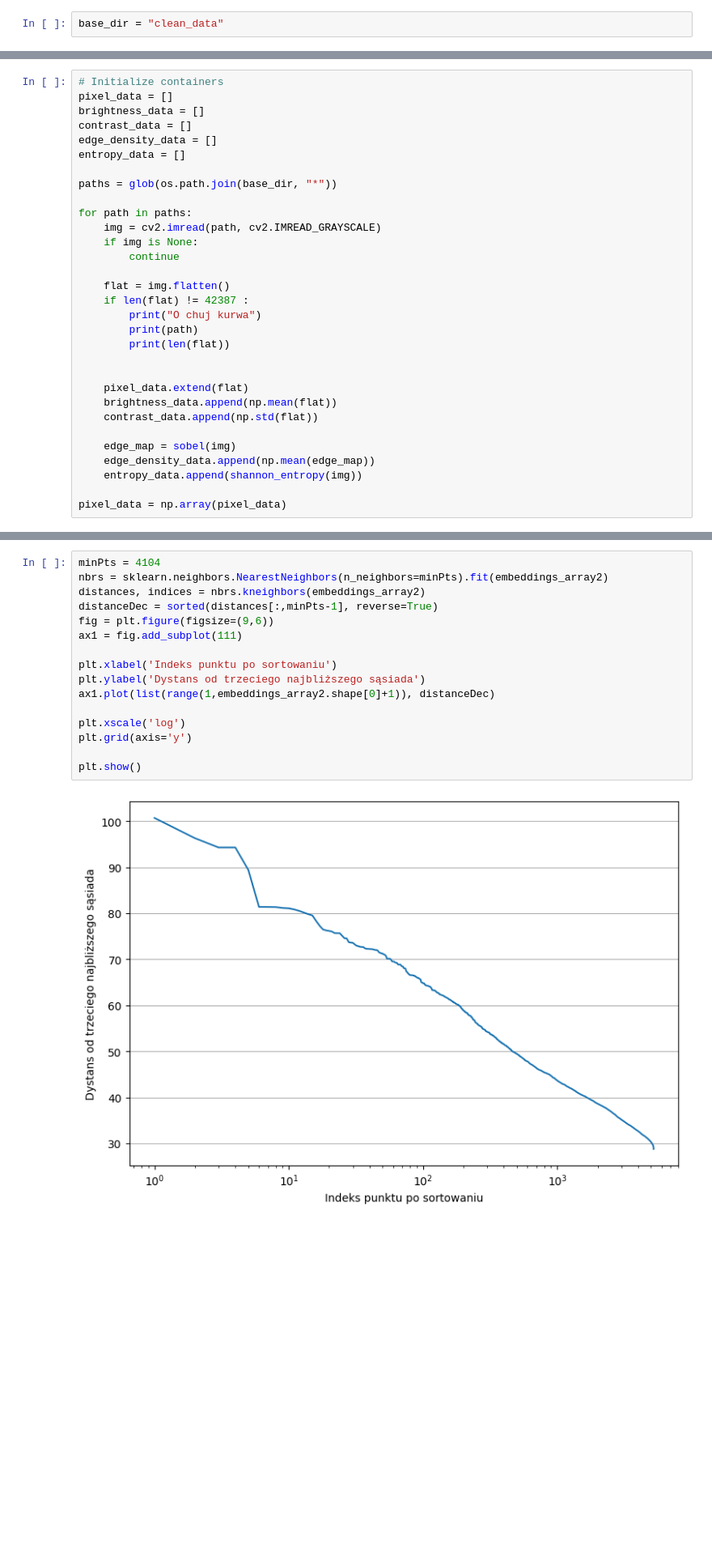
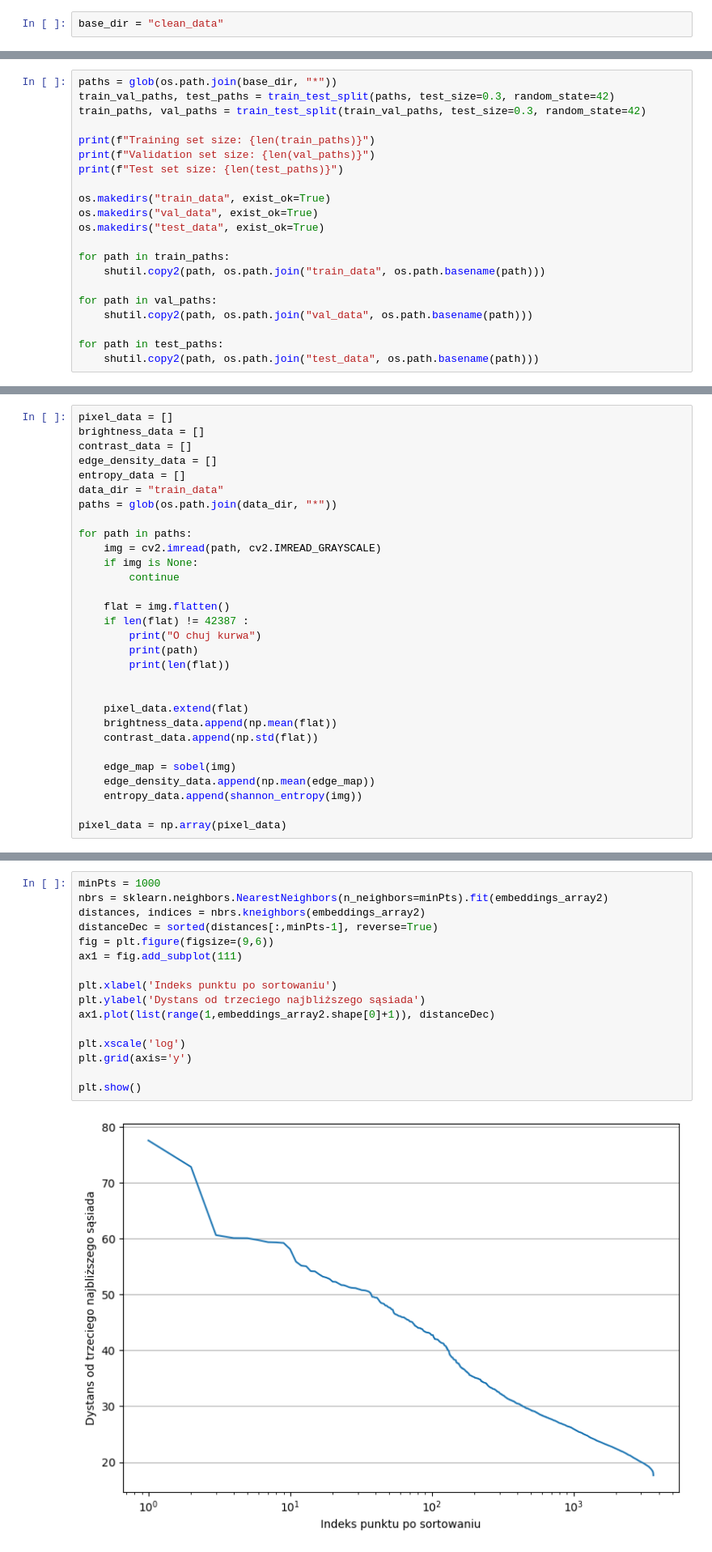
Before and after one commit to Micaet/ML_Project_2, a Jupyter notebook: EDA.ipynb, the cells around one changed output, grey strips where cells are left out. Shown at 81% size. Drawn from its saved outputs; the diff is of its cells as text; blank space fills up the shorter version.

Commit message:
Added simple comments and data split
Scripts ready for first phase of validation

```diff
--- a/EDA.ipynb
+++ b/EDA.ipynb
@@ -18,0 +46,21 @@ base_dir = "clean_data"
+# %%
+paths = glob(os.path.join(base_dir, "*"))
+train_val_paths, test_paths = train_test_split(paths, test_size=0.3, random_state=42)
+train_paths, val_paths = train_test_split(train_val_paths, test_size=0.3, random_state=42)
+
+print(f"Training set size: {len(train_paths)}")
+print(f"Validation set size: {len(val_paths)}")
+print(f"Test set size: {len(test_paths)}")
+
+os.makedirs("train_data", exist_ok=True)
+os.makedirs("val_data", exist_ok=True)
+os.makedirs("test_data", exist_ok=True)
+
+for path in train_paths:
+    shutil.copy2(path, os.path.join("train_data", os.path.basename(path)))
+
+for path in val_paths:
+    shutil.copy2(path, os.path.join("val_data", os.path.basename(path)))
+
+for path in test_paths:
+    shutil.copy2(path, os.path.join("test_data", os.path.basename(path)))
@@ -19,12 +74,11 @@ base_dir = "clean_data"
 # %%
-# Initialize containers
 pixel_data = []
 brightness_data = []
 contrast_data = []
 edge_density_data = []
 entropy_data = []
-
-paths = glob(os.path.join(base_dir, "*"))
+data_dir = "train_data"
+paths = glob(os.path.join(data_dir, "*"))
 
 for path in paths:
     img = cv2.imread(path, cv2.IMREAD_GRAYSCALE)
@@ -214,21 +254,21 @@ embeddings_array2.shape
 # %%
-minPts = 4104
+minPts = 1000
 nbrs = sklearn.neighbors.NearestNeighbors(n_neighbors=minPts).fit(embeddings_array2)
 distances, indices = nbrs.kneighbors(embeddings_array2)
 distanceDec = sorted(distances[:,minPts-1], reverse=True)
 fig = plt.figure(figsize=(9,6))
 ax1 = fig.add_subplot(111)
 
 plt.xlabel('Indeks punktu po sortowaniu')
 plt.ylabel('Dystans od trzeciego najbliższego sąsiada')
 ax1.plot(list(range(1,embeddings_array2.shape[0]+1)), distanceDec)
 
 plt.xscale('log')
 plt.grid(axis='y')
 
 plt.show()
 # %% [output]
-[figure, old version]
+[figure, new version]
 # %%
 
 inertias = []
```
Also changed, not shown: parts of 21 cells of this notebook, 1 other file.
